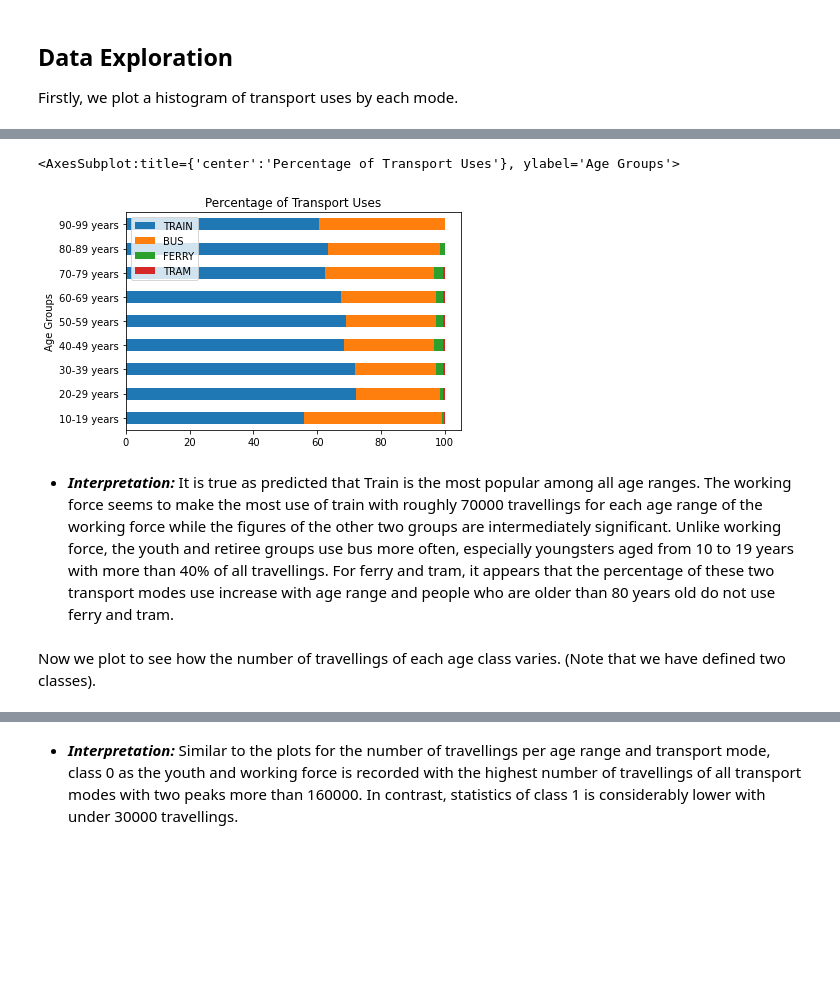
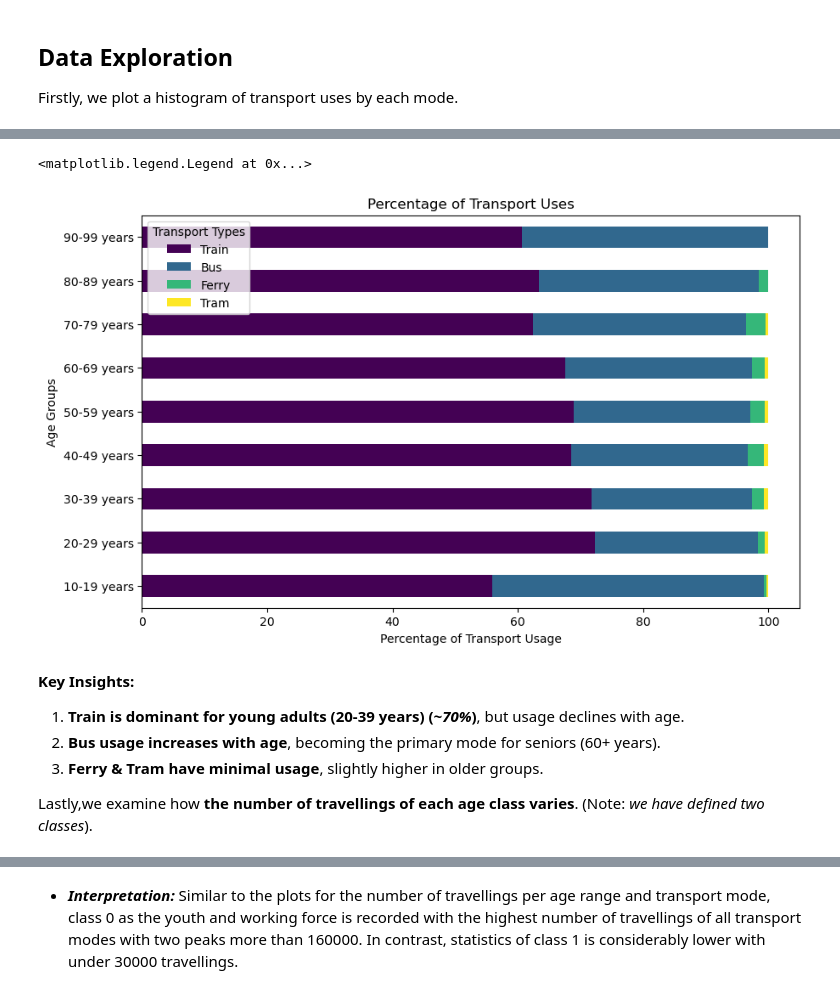
Before and after one commit to ethanaire/Analyzing-NSW-Public-Transports-with-Opal-Cards, a Jupyter notebook: Transport Usage by Age.ipynb, the cells around one changed output, grey strips where cells are left out. Saved outputs shown, nothing was run; the diff lists cells and outputs as text; code cells hidden in the pictures; blank space fills up the shorter version.

```diff
--- a/Transport Usage by Age.ipynb
+++ b/Transport Usage by Age.ipynb
@@ -230,6 +209,0 @@ We also will plot to see the uses of each transport mode in percentage for each
-# %%
-df_age["TRAIN"] = (df_age.Train*100)/df_age.Total
-df_age["BUS"] = (df_age.Bus*100)/df_age.Total
-df_age["FERRY"] = (df_age.Ferry*100)/df_age.Total
-df_age["TRAM"] = (df_age.Tram*100)/df_age.Total
-df_age.head(2)
@@ -240,0 +286,7 @@ df_age.head(2)
+# %%
+# Transform the data to percentage
+transport_modes = ["Train", "Bus", "Ferry", "Tram"]
+df_age[transport_modes] = df_age[transport_modes].div(df_age["Total"], axis=0) * 100
+df_age.fillna(0, inplace=True)  # Replace NaN values if any division by zero occurred
+# View the updated dataframe
+df_age
@@ -241,12 +305,22 @@ df_age.head(2)
 # %%
-df = df_age.drop(["Train", "Bus", "Ferry", "Tram", "Total", "Class"], axis=1)
-df['Age Groups'] = df.index
-df.plot(x = "Age Groups", kind = 'barh', stacked = True, title = 'Percentage of Transport Uses')
+df_plot = df_age[["Train", "Bus", "Ferry", "Tram"]].copy()
+df_plot["Age Groups"] = df_age.index
+
+ax = df_plot.plot(
+    x="Age Groups", kind="barh", stacked=True,
+    title="Percentage of Transport Uses", colormap="viridis", figsize=(10, 6)
+)
+ax.set_xlabel("Percentage of Transport Usage")
+ax.set_ylabel("Age Groups")
+ax.legend(title="Transport Types")
 # %% [output]
-<AxesSubplot:title={'center':'Percentage of Transport Uses'}, ylabel='Age Groups'>
+<matplotlib.legend.Legend at 0x...>
-[figure, old version]
+[figure, new version]
-# %% [markdown]
-* ***Interpretation:*** It is true as predicted that Train is the most popular among all age ranges. The working force seems to make the most use of train with roughly 70000 travellings for each age range of the working force while the figures of the other two groups are intermediately significant. Unlike working force, the youth and retiree groups use bus more often, especially youngsters aged from 10 to 19 years with more than 40% of all travellings. For ferry and tram, it appears that the percentage of these two transport modes use increase with age range and people who are older than 80 years old do not use ferry and tram.
-# %% [markdown]
-Now we plot to see how the number of travellings of each age class varies. (Note that we have defined two classes).
+# %% [markdown]
+**Key Insights:**
+1. **Train is dominant for young adults (20-39 years) (_~70%_)**, but usage declines with age.
+2. **Bus usage increases with age**, becoming the primary mode for seniors (60+ years).
+3. **Ferry & Tram have minimal usage**, slightly higher in older groups.
+
+Lastly,we examine how **the number of travellings of each age class varies**. (Note: _we have defined two classes_).
 # %%
```
Also changed, not shown: parts of 14 cells of this notebook.
